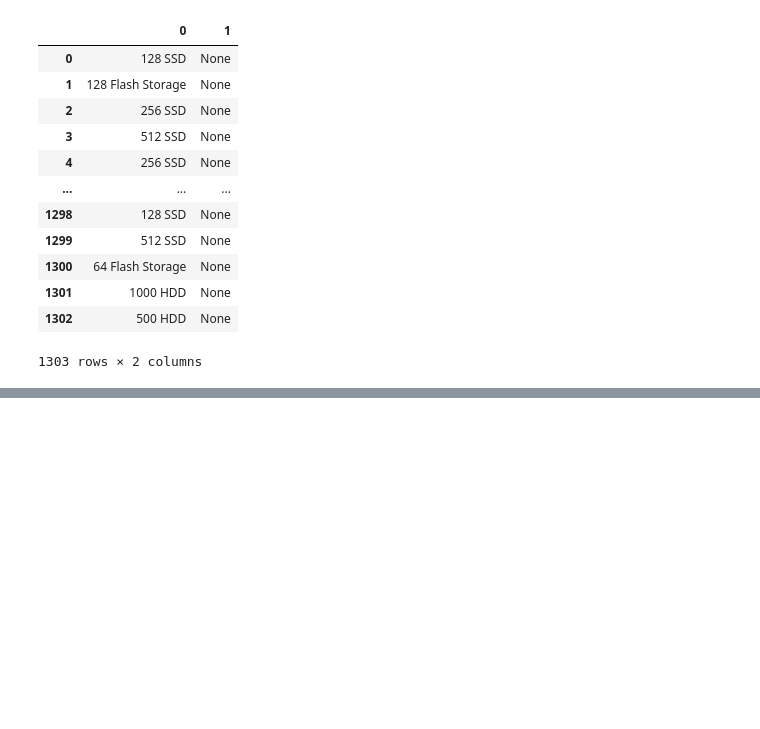
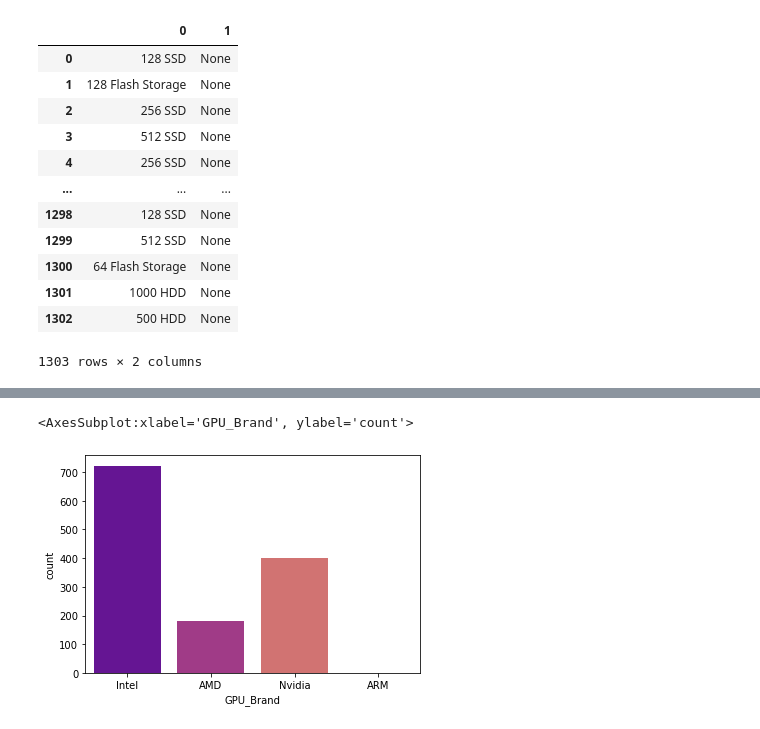
Before and after one commit to sergemad/Laptop_Price_Predictor, a Jupyter notebook: model.ipynb, the cells around one changed output, grey strips where cells are left out. Drawn from its saved outputs; the diff is of its cells as text; code cells hidden in the pictures; blank space fills up the shorter version.

```diff
--- a/model.ipynb
+++ b/model.ipynb
@@ -541,0 +604,4 @@ df.head()
+# %%
+df['first'] = df['first'].astype('int')
+df['second'] = df['second'].astype('int')
+df.head()
@@ -541,0 +616,8 @@ df.head()
+# %%
+df['HDD'] = (df['first']*df['Layer1HDD']+df['second']*df['Layer2HDD'])
+df['SSD'] = (df['first']*df['Layer1SSD']+df['second']*df['Layer2SSD'])
+df['Hybrid'] = (df['first']*df['Layer1Hybrid']+df['second']*df['Layer2Hybrid'])
+df['Flash_Storage'] = (df['first']*df['Layer1Flash Storage']+df['second']*df['Layer2Flash Storage'])
+
+df.drop(columns=['first', 'second', 'Layer1HDD', 'Layer1HDD', 'Layer2HDD', 'Layer1SSD'
+    , 'Layer2SSD', 'Layer1Hybrid', 'Layer2Hybrid', 'Layer1Flash Storage', 'Layer2Flash Storage'], inplace=True)
@@ -541,0 +633,2 @@ df.head()
+# %%
+df.drop(columns=['Memory'], inplace=True)
@@ -541,0 +656,2 @@ df.head()
+# %%
+df.drop(columns=['Hybrid'], inplace=True)
@@ -541,0 +673,6 @@ df.head()
+# %%
+df['GPU_Brand'] = df['Gpu'].apply(lambda text:text.split()[0])
+sn.countplot(x=df['GPU_Brand'],palette='plasma')
+# %% [output]
+<AxesSubplot:xlabel='GPU_Brand', ylabel='count'>
+[figure, added]
```
Also changed, not shown: parts of 40 cells of this notebook.
